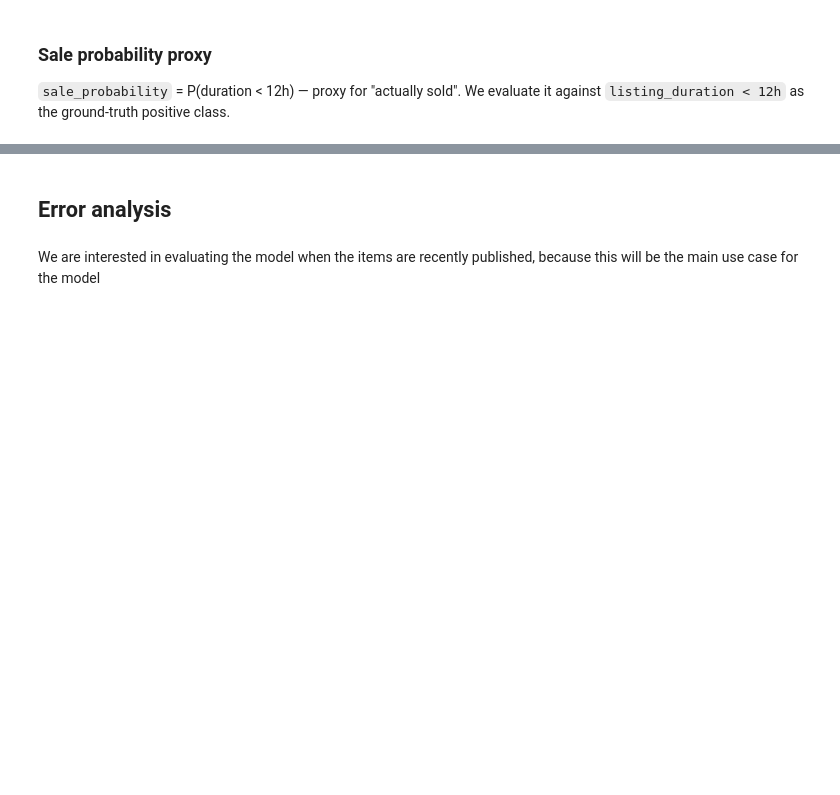
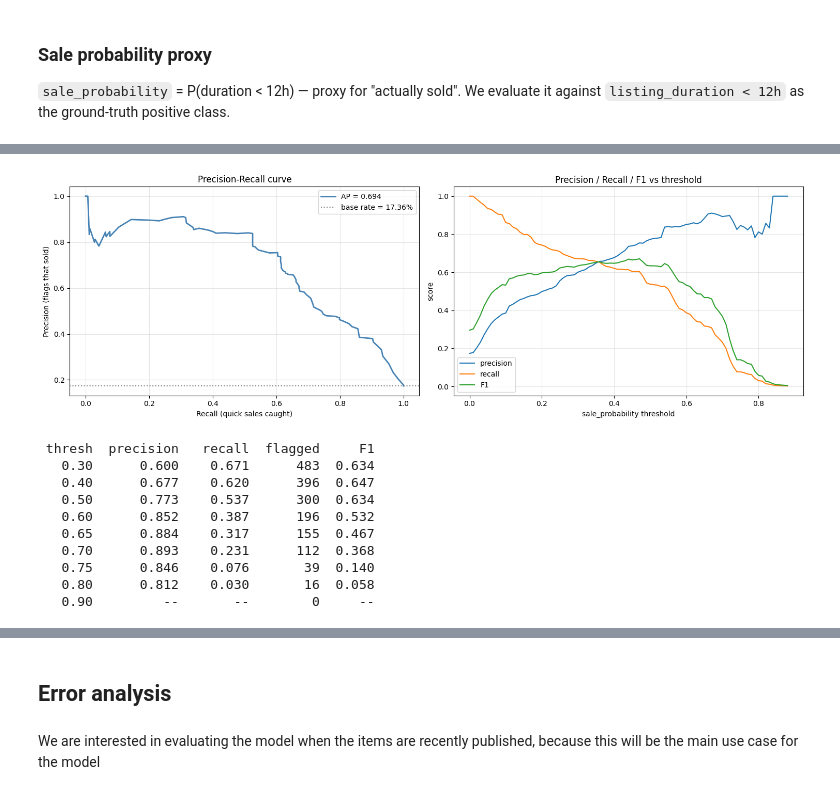
Before and after one commit to AngelUrq/auction_classic, a Jupyter notebook: notebooks/transformer_evaluation.ipynb, the cells around one changed output, grey strips where cells are left out. Cells and saved outputs as stored; diff of their text form; code cells hidden in the pictures; blank space fills up the shorter version.

```diff
--- a/notebooks/transformer_evaluation.ipynb
+++ b/notebooks/transformer_evaluation.ipynb
@@ -38,5 +40,5 @@ print(f"Using device: {device}")
 # %%
-prediction_time = datetime.strptime("2026-06-01 10:00:00", "%Y-%m-%d %H:%M:%S")
+prediction_time = datetime.strptime("2026-06-10 10:00:00", "%Y-%m-%d %H:%M:%S")
 max_hours_back = 24
 max_sequence_length = 1024
 
@@ -74,6 +85,6 @@ df_auctions[df_auctions['snapshot_time'] == prediction_time].head()
 # %%
 model = AuctionTransformer.load_from_checkpoint(
-    '../models/transformer-4.2M-survival_24-lr3e-05-bs128/last.ckpt',
+    '../models/transformer-812.6K-survival_24-lr3e-05-bs128/last.ckpt',
     map_location=device,
     weights_only=False
 )
@@ -178,7 +218,7 @@ df_auctions_filtered = df_auctions_filtered[df_auctions_filtered['time_left'] ==
 
 # Ground truth: did the auction disappear within 12h? (proxy for sold)
 df_auctions_filtered['quick_sale_gt'] = (df_auctions_filtered['listing_duration'] < 12).astype(int)
-df_auctions_filtered['sale_prediction'] = (df_auctions_filtered['sale_probability'] > 0.7).astype(int)
+df_auctions_filtered['sale_prediction'] = (df_auctions_filtered['sale_probability'] > 0.65).astype(int)
 
 num_positive = df_auctions_filtered['quick_sale_gt'].sum()
 num_negative = len(df_auctions_filtered) - num_positive
@@ -213,34 +264,46 @@ fig, axes = plt.subplots(1, 2, figsize=(15, 5))
 # Precision-Recall curve (threshold-free summary of discrimination)
 axes[0].plot(recalls, precisions, color='steelblue', lw=2, label=f'AP = {ap:.3f}')
 axes[0].axhline(base_rate, color='grey', ls=':', label=f'base rate = {base_rate:.2%}')
 axes[0].set_xlabel('Recall (quick sales caught)')
 axes[0].set_ylabel('Precision (flags that sold)')
 axes[0].set_title('Precision-Recall curve')
 axes[0].legend(); axes[0].grid(alpha=0.3)
 
 # Precision / Recall / F1 vs threshold (read your operating point off this)
 f1 = 2 * precisions[:-1] * recalls[:-1] / (precisions[:-1] + recalls[:-1] + 1e-9)
 axes[1].plot(thresholds, precisions[:-1], label='precision', color='tab:blue')
 axes[1].plot(thresholds, recalls[:-1],    label='recall',    color='tab:orange')
 axes[1].plot(thresholds, f1,              label='F1',        color='tab:green')
 axes[1].set_xlabel('sale_probability threshold')
 axes[1].set_ylabel('score')
 axes[1].set_title('Precision / Recall / F1 vs threshold')
 axes[1].legend(); axes[1].grid(alpha=0.3)
 
 plt.tight_layout(); plt.show()
 
 # Operating-points table — pick a threshold by what it actually does
 print(f"{'thresh':>7}{'precision':>11}{'recall':>9}{'flagged':>9}{'F1':>7}")
-for t in [0.3, 0.4, 0.5, 0.6, 0.7, 0.8, 0.9]:
+for t in [0.3, 0.4, 0.5, 0.6, 0.65, 0.7, 0.75, 0.8, 0.9]:
     flag = y_score >= t
     n = int(flag.sum())
     if n == 0:
         print(f"{t:>7.2f}{'--':>11}{'--':>9}{0:>9}{'--':>7}"); continue
     prec = y_true[flag].mean()
     rec  = y_true[flag].sum() / max(y_true.sum(), 1)
     f1t  = 2*prec*rec / (prec+rec+1e-9)
     print(f"{t:>7.2f}{prec:>11.3f}{rec:>9.3f}{n:>9}{f1t:>7.3f}")
+# %% [output]
+[figure, added]
+ thresh  precision   recall  flagged     F1
+   0.30      0.600    0.671      483  0.634
+   0.40      0.677    0.620      396  0.647
+   0.50      0.773    0.537      300  0.634
+   0.60      0.852    0.387      196  0.532
+   0.65      0.884    0.317      155  0.467
+   0.70      0.893    0.231      112  0.368
+   0.75      0.846    0.076       39  0.140
+   0.80      0.812    0.030       16  0.058
+   0.90         --       --        0     --
 # %%
 cm = confusion_matrix(df_auctions_filtered['quick_sale_gt'], df_auctions_filtered['sale_prediction'])
 
```
Also changed, not shown: parts of 24 cells of this notebook, 6 other files.
